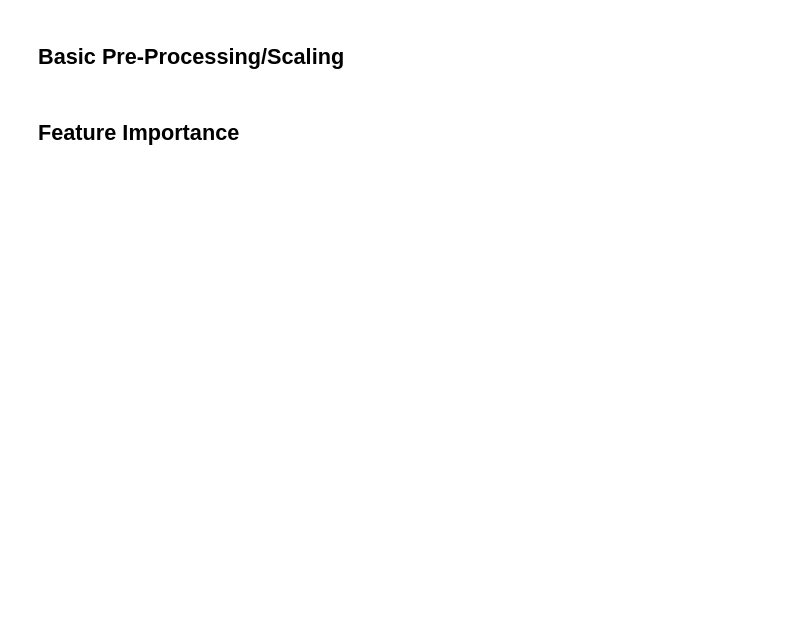
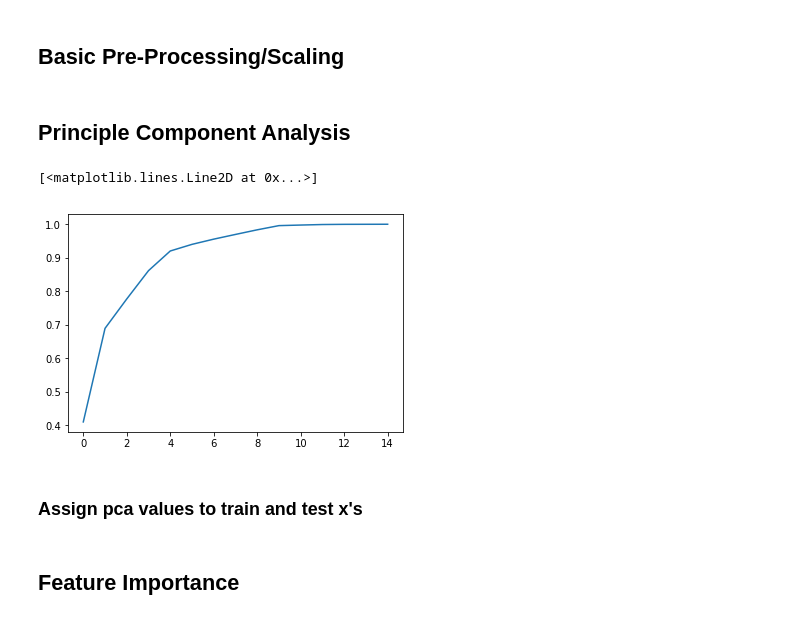
Before and after one commit to thekeldog/EPL_Predictions, a Jupyter notebook: EPL Predictions.ipynb, the cells around one changed output. Cells and saved outputs as stored; diff of their text form; code cells hidden in the pictures; blank space fills up the shorter version.

```diff
--- a/EPL Predictions.ipynb
+++ b/EPL Predictions.ipynb
@@ -52,3 +74,15 @@ scaler = StandardScaler()
 scaled_train_x = scaler.fit_transform(X=clean_train,y=None)
 
 scaled_test_x = scaler.fit_transform(clean_test)
+# %% [markdown]
+## Principle Component Analysis
+# %%
+pca = PCA()
+pca.fit(scaled_train_x)
+cumsum = np.cumsum(pca.explained_variance_ratio_)
+plt.plot(cumsum)
+# %% [output]
+[<matplotlib.lines.Line2D at 0x...>]
+[figure, added]
+# %% [markdown]
+### Assign pca values to train and test x's
```
Also changed, not shown: parts of 11 cells of this notebook.
